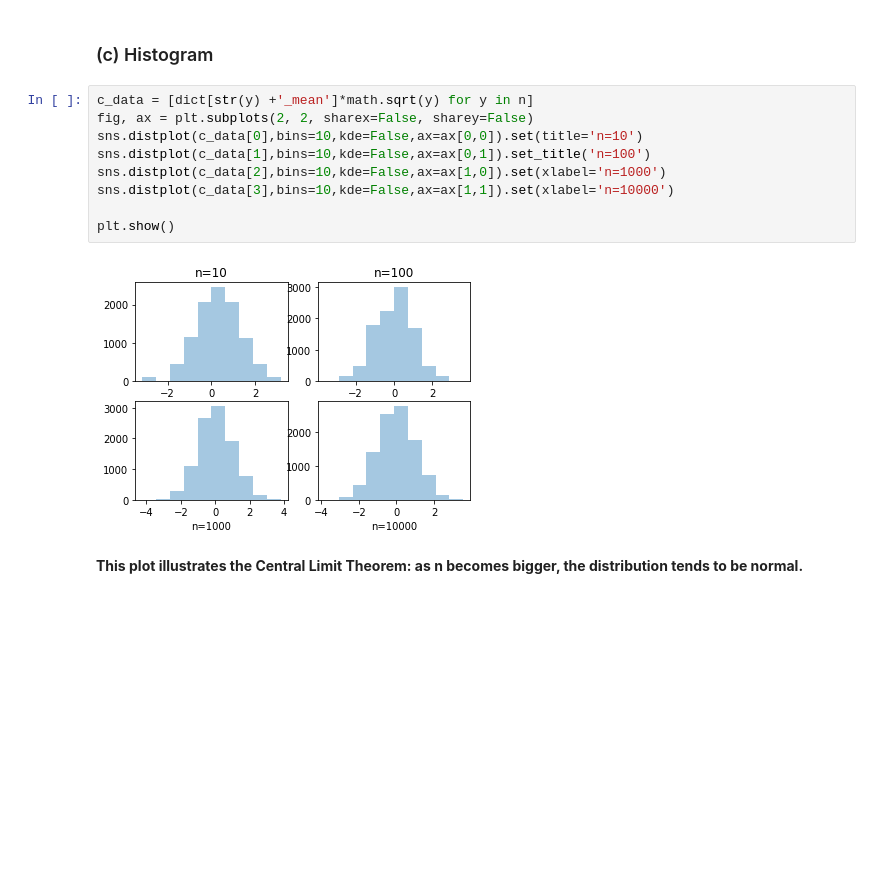
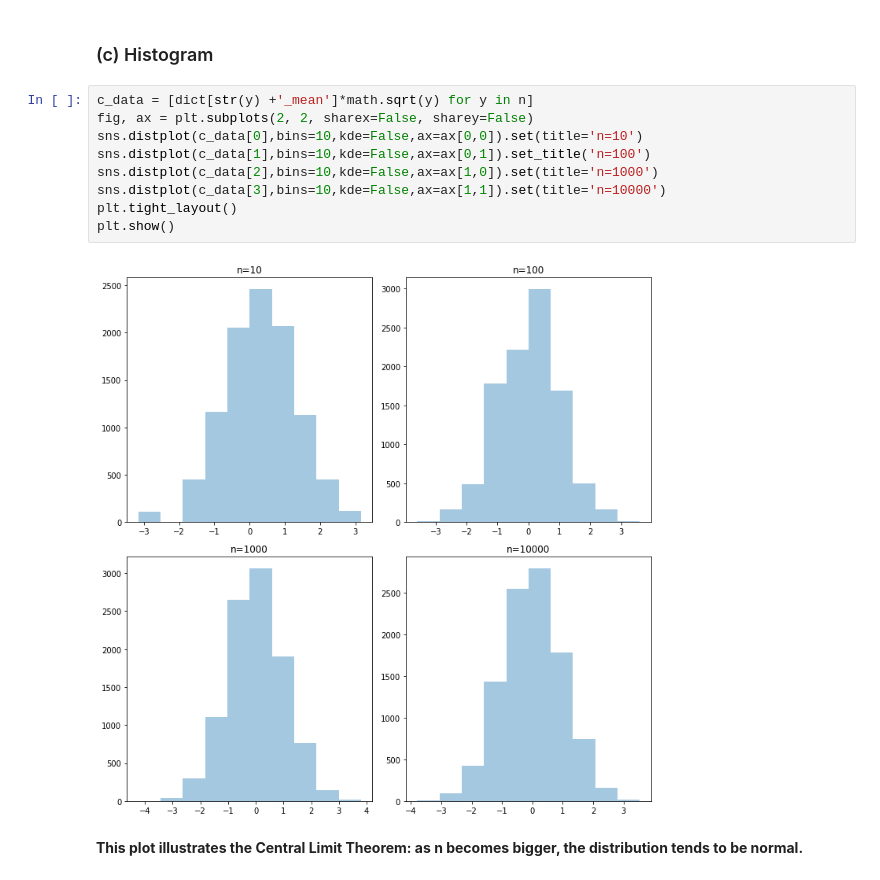
Before and after one commit to zhikuanquan/UCD-STA, a Jupyter notebook: Misaka/Homework 1 - STA 221.ipynb, the cells around one changed output. Cells and saved outputs as stored; diff of their text form; blank space fills up the shorter version.

```diff
--- a/Misaka/Homework 1 - STA 221.ipynb
+++ b/Misaka/Homework 1 - STA 221.ipynb
@@ -79,14 +79,14 @@ plt.show()
 # %%
 c_data = [dict[str(y) +'_mean']*math.sqrt(y) for y in n]
 fig, ax = plt.subplots(2, 2, sharex=False, sharey=False)
 sns.distplot(c_data[0],bins=10,kde=False,ax=ax[0,0]).set(title='n=10')
 sns.distplot(c_data[1],bins=10,kde=False,ax=ax[0,1]).set_title('n=100')
-sns.distplot(c_data[2],bins=10,kde=False,ax=ax[1,0]).set(xlabel='n=1000')
-sns.distplot(c_data[3],bins=10,kde=False,ax=ax[1,1]).set(xlabel='n=10000')
-
+sns.distplot(c_data[2],bins=10,kde=False,ax=ax[1,0]).set(title='n=1000')
+sns.distplot(c_data[3],bins=10,kde=False,ax=ax[1,1]).set(title='n=10000')
+plt.tight_layout()
 plt.show()
 # %% [output]
-[figure, old version]
+[figure, new version]
 # %% [markdown]
 **This plot illustrates the Central Limit Theorem: as n becomes bigger, the distribution tends to be normal.**
 # %% [markdown]
```
Also changed, not shown: parts of 21 cells of this notebook.
